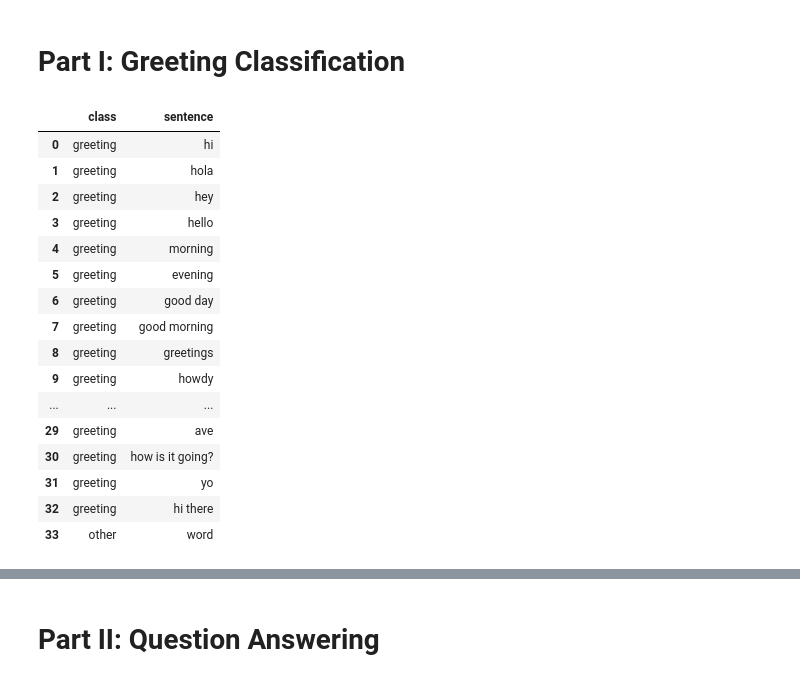
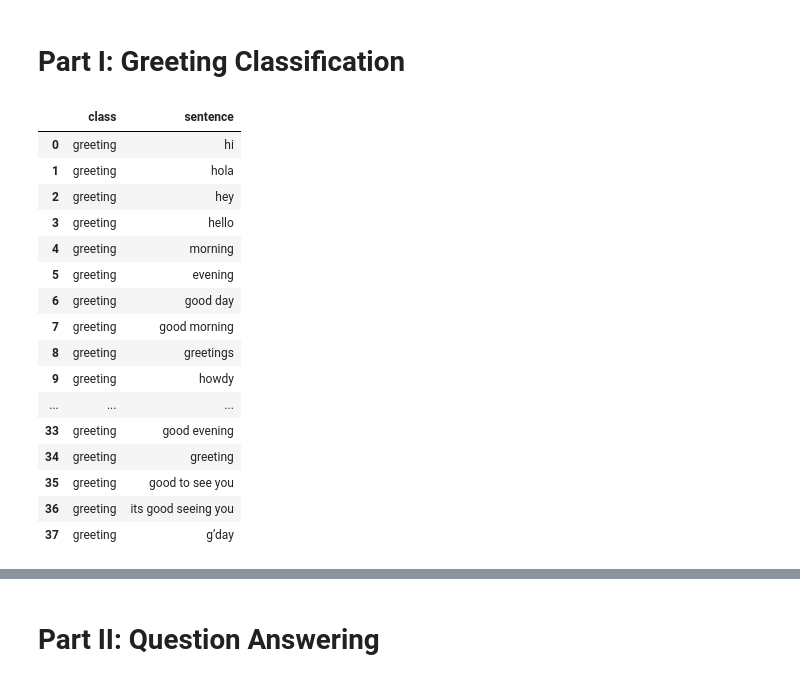
Before and after one commit to Teasotea/DialogSystem, a Jupyter notebook: ConversationalAI.ipynb, the cells around one changed output, grey strips where cells are left out. Drawn from its saved outputs; the diff is of its cells as text; code cells hidden in the pictures.

```diff
--- a/ConversationalAI.ipynb
+++ b/ConversationalAI.ipynb
@@ -40,35 +41,33 @@ stemmer = LancasterStemmer()
 # Part I: Greeting Classification
 # %%
 training_data = []
-greetings = ['hi', "hola", 'hey', 'hello','morning', 'evening', 'good day', 'good morning', 'greetings', 'howdy', 'welcome', 'bonjour',
-             'buenas noches', 'buenos dias', 'salutation', 'salut', 'hail', 'salaam', 'aloha', 'ciao', 'good wishes', 'respects', 'high-five',
-             'aloha', 'yoo-hoo', 'yawp', 'psst', 'oh', 'toast', 'ave', "how is it going?", 'yo', 'hi there']
-# other = ['face','wisecrack','care','thick','reference','deserve','engine','cry','mud','worth',
-#          'railroad','permanent','throne','tradition','loan','employ','resource','privilege','parachute',
-#          'rent','of','characteristic','coin','teenager','established','reveal','bad','undress','revoke','ward']
+greetings =list(dict.fromkeys(['hi', "hola", 'hey', 'hello','morning', 'evening', 'good day', 'good morning', 'greetings', 'howdy', 'welcome', 'bonjour',
+             'buenas noches', 'buenos dias', 'salutation', 'salut', 'hail', 'salaam', 'aloha', 'ciao', 'good wishes',
+             'aloha', 'yoo-hoo', 'yawp', 'It’s always a pleasure to see you.', 'oh', 'ave', 'yo', 'hi there',
+             "hi", "hello", "hey", "helloo", "hellooo", "g morining", "gmorning", "good morning", "morning", "good day", "good afternoon", "good evening", "greetings", "greeting",
+             "good to see you", "its good seeing you", "g’day", "howdy"]))
+
 for i in greetings:
   training_data.append({"class":"greeting", "sentence":i})
-# for i in other:
-#   training_data.append({"class":"other", "sentence":i})
-training_data.append({"class":"other", "sentence":'word'})
+# training_data.append({"class":"other", "sentence":'word'})
 
 greet_df = pd.DataFrame(training_data)
 greet_df
 # %% [output]
 |  | class | sentence |
 | 0 | greeting | hi |
 | 1 | greeting | hola |
 | 2 | greeting | hey |
 | 3 | greeting | hello |
 | 4 | greeting | morning |
 | 5 | greeting | evening |
 | 6 | greeting | good day |
 | 7 | greeting | good morning |
 | 8 | greeting | greetings |
 | 9 | greeting | howdy |
 | ... | ... | ... |
-| 29 | greeting | ave |
-| 30 | greeting | how is it going? |
-| 31 | greeting | yo |
-| 32 | greeting | hi there |
-| 33 | other | word |
+| 33 | greeting | good evening |
+| 34 | greeting | greeting |
+| 35 | greeting | good to see you |
+| 36 | greeting | its good seeing you |
+| 37 | greeting | g’day |
```
Also changed, not shown: parts of 57 cells of this notebook.
